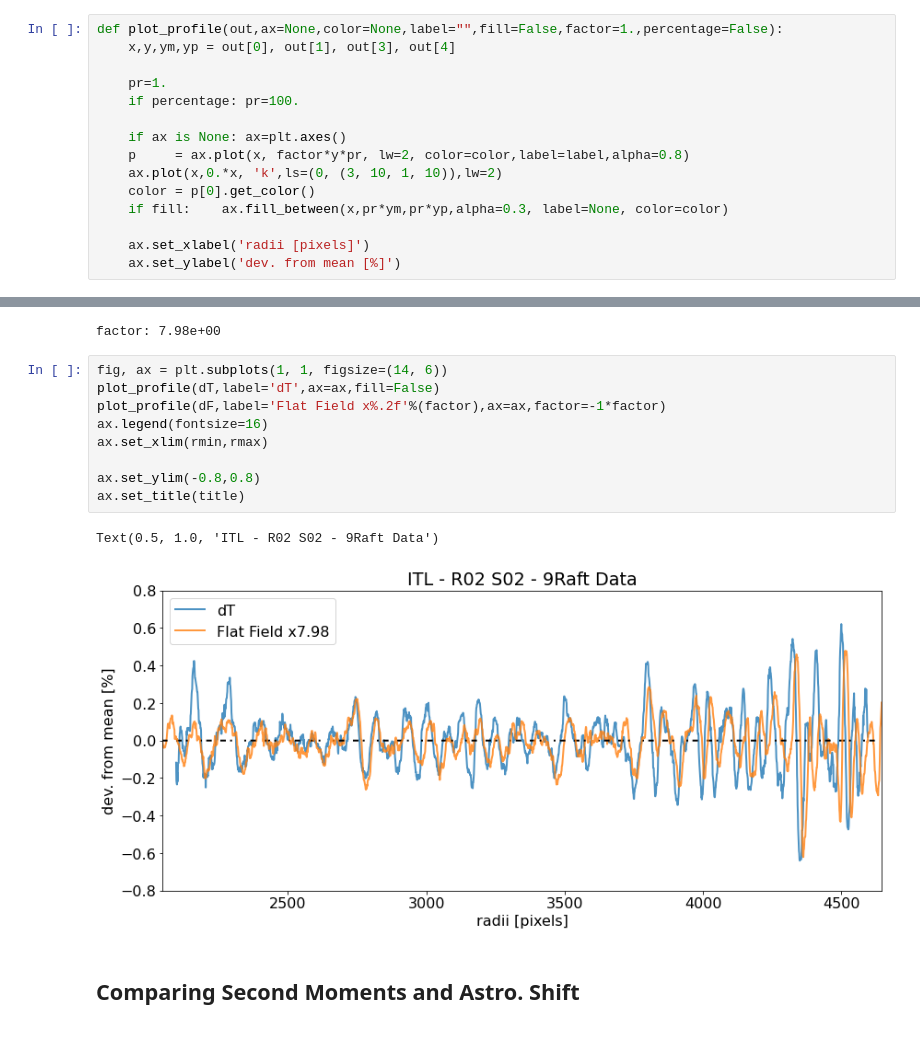
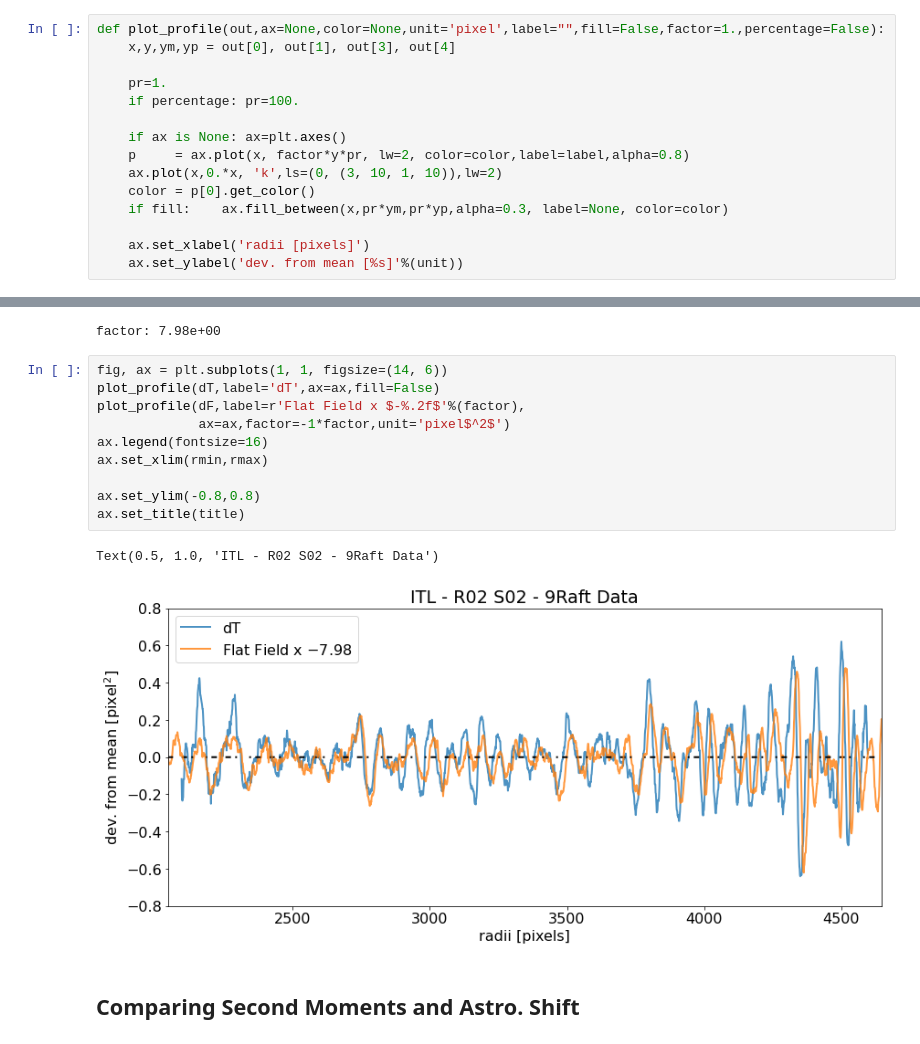
Before and after one commit to estevesjh/lsst-treeRing, a Jupyter notebook: 3-compareTreeRingSingal.ipynb, the cells around one changed output, grey strips where cells are left out. Cells and saved outputs as stored; diff of their text form.

```diff
--- a/3-compareTreeRingSingal.ipynb
+++ b/3-compareTreeRingSingal.ipynb
@@ -44,7 +41,7 @@ import matplotlib.pyplot as plt
 # offset = dr[0][0]-dT[0][0]
 # print(offset)
 # %%
-def plot_profile(out,ax=None,color=None,label="",fill=False,factor=1.,percentage=False):
+def plot_profile(out,ax=None,color=None,unit='pixel',label="",fill=False,factor=1.,percentage=False):
     x,y,ym,yp = out[0], out[1], out[3], out[4]
 
     pr=1.
@@ -57,7 +54,7 @@ def plot_profile(out,ax=None,color=None,label="",fill=False,factor=1.,percentage
     if fill:    ax.fill_between(x,pr*ym,pr*yp,alpha=0.3, label=None, color=color)
 
     ax.set_xlabel('radii [pixels]')
-    ax.set_ylabel('dev. from mean [%]')
+    ax.set_ylabel('dev. from mean [%s]'%(unit))
 # %%
 from scipy.signal import find_peaks
 
@@ -121,15 +118,16 @@ factor: 7.98e+00
 # %%
 fig, ax = plt.subplots(1, 1, figsize=(14, 6))
 plot_profile(dT,label='dT',ax=ax,fill=False)
-plot_profile(dF,label='Flat Field x%.2f'%(factor),ax=ax,factor=-1*factor)
+plot_profile(dF,label=r'Flat Field x $-%.2f$'%(factor),
+             ax=ax,factor=-1*factor,unit='pixel$^2$')
 ax.legend(fontsize=16)
 ax.set_xlim(rmin,rmax)
 
 ax.set_ylim(-0.8,0.8)
 ax.set_title(title)
 # %% [output]
 Text(0.5, 1.0, 'ITL - R02 S02 - 9Raft Data')
-[figure, old version]
+[figure, new version]
 # %% [markdown]
 ## Comparing Second Moments and Astro. Shift
 # %%
```
Also changed, not shown: parts of 31 cells of this notebook, 2 other files.
